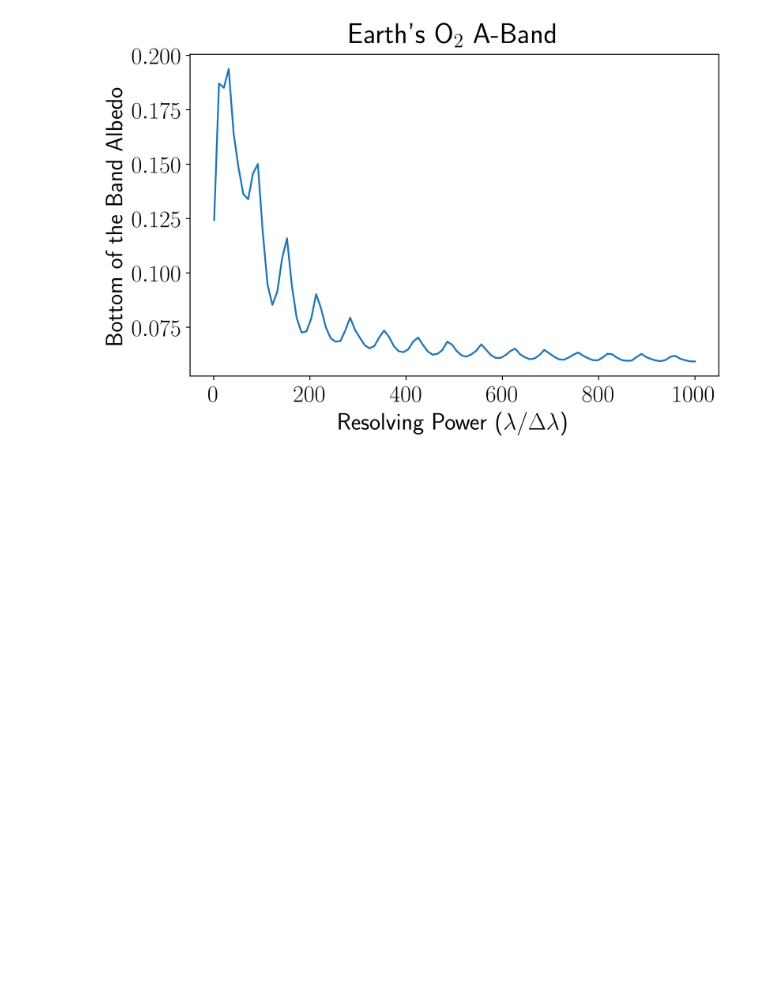
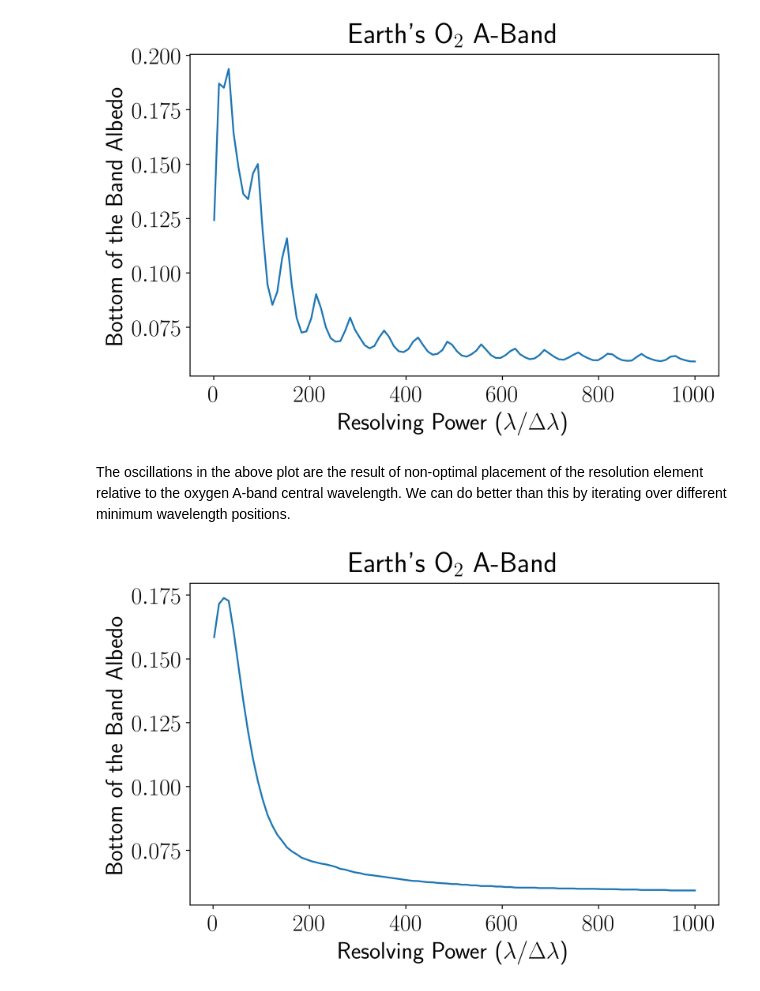
Before and after one commit to jlustigy/coronagraph, a Jupyter notebook: docs/notebooks/degrading_a_spectrum.ipynb, the cells around one changed output. Drawn from its saved outputs; the diff is of its cells as text; code cells hidden in the pictures; blank space fills up the shorter version.

```diff
--- a/docs/notebooks/degrading_a_spectrum.ipynb
+++ b/docs/notebooks/degrading_a_spectrum.ipynb
@@ -161,21 +161,81 @@ plt.title(r"Earth's O$_2$ A-Band");
 # %% [markdown]
 We can now compare the bottom value in low-res spectra to the bottom of the high-res spectrum.
 # %%
-R = np.array(np.linspace(1,1000, 100))
+# Create resolution array to loop over
+Nres = 100
+R = np.linspace(1,1000, Nres)
+
+# Array to store bottom-of-band albedos
 bottom_val = np.zeros(len(R))
 
 # Loop over R
 for i, r in enumerate(R):
+
     # Construct new low-res wavelength grid
     wl, dwl = cg.noise_routines.construct_lam(lammin, lammax, r)
+
     # Down-bin flux to low-res
     Alr = cg.downbin_spec(Ahr, lamhr, wl, dlam=dwl)
+
     # Save bottom value
     bottom_val[i] = np.min(Alr)
 
+# Make plot
 plt.plot(R, bottom_val);
 plt.xlabel(r"Resolving Power ($\lambda / \Delta \lambda$)")
 plt.ylabel("Bottom of the Band Albedo")
 plt.title(r"Earth's O$_2$ A-Band");
 # %% [output]
 [figure]
+# %% [markdown]
+The oscillations in the above plot are the result of non-optimal placement of the resolution element relative to the oxygen A-band central wavelength. We can do better than this by iterating over different minimum wavelength positions.
+# %%
+# Create resolution array to loop over
+Nres = 100
+R = np.linspace(2,1000, Nres)
+
+# Set number of initial positions
+Ntest = 20
+
+# Arrays to save quantities
+bottom_vals = np.nan*np.zeros([len(R), Ntest])
+best = np.nan*np.zeros(len(R), dtype=int)
+Alrs = []
+lams = []
+
+# Loop over R
+for i, r in enumerate(R):
+
+    # Set grid of minimum wavelengths to iterate over
+    lammin_vals = np.linspace(lammin - 1.0*0.76/r, lammin, Ntest)
+
+    # Loop over minimum wavelengths to adjust bin centers
+    for j, lmin in enumerate(lammin_vals):
+
+        # Construct new low-res wavelength grid
+        wl, dwl = cg.noise_routines.construct_lam(lmin, lammax, r)
+
+        # Down-bin flux to low-res
+        Alr = cg.downbin_spec(Ahr, lamhr, wl, dlam=dwl)
+
+        # Keep track of the minimum
+        if ~np.isfinite(best[i]) or (np.nansum(np.min(Alr) < bottom_vals[i,:]) > 0):
+            best[i] = j
+
+        # Save quantities
+        bottom_vals[i,j] = np.min(Alr)
+        Alrs.append(Alr)
+        lams.append(wl)
+
+# Reshape saved arrays
+Alrs = np.array(Alrs).reshape((Ntest, Nres), order = 'F')
+lams = np.array(lams).reshape((Ntest, Nres), order = 'F')
+best =  np.array(best, dtype=int)
+
+# Plot the global minimum
+plt.plot(R, np.min(bottom_vals, axis = 1));
+plt.xlabel(r"Resolving Power ($\lambda / \Delta \lambda$)")
+plt.ylabel("Bottom of the Band Albedo")
+plt.title(r"Earth's O$_2$ A-Band");
+# %% [output]
+[figure, added]
```
Also changed, not shown: parts of 5 cells of this notebook, 3 other files.
